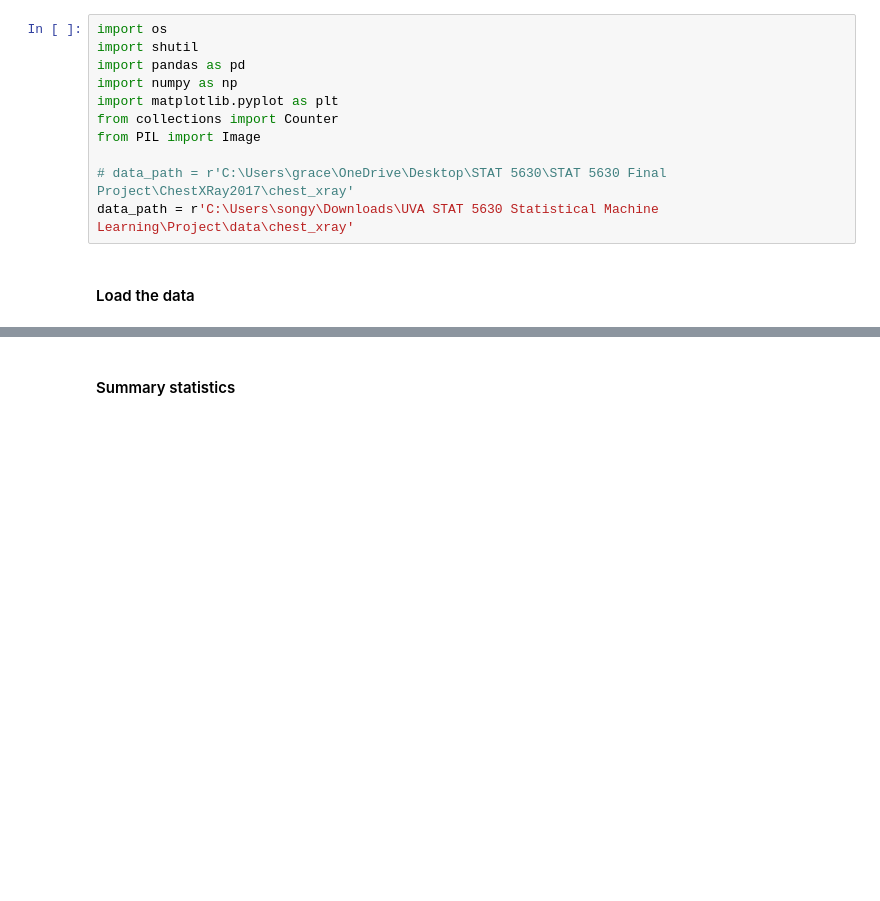
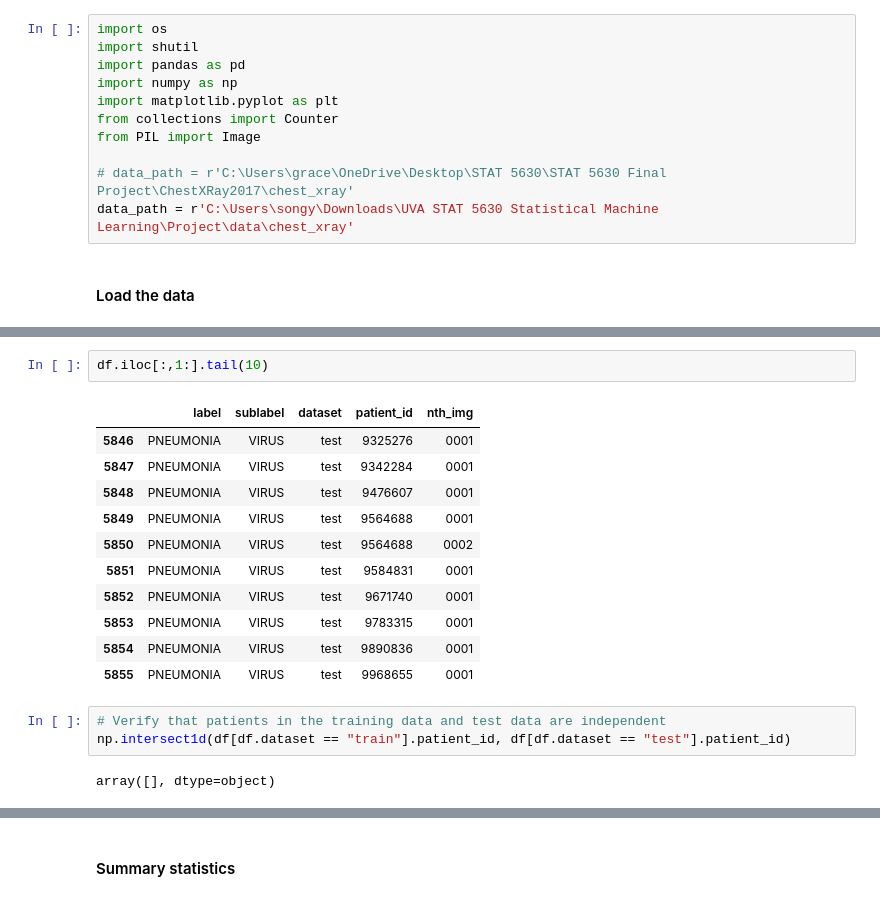
Before and after one commit to yifeng-song-uva/Classification_of_Chest_X-Ray_Images_Using_Deep_Learning, a Jupyter notebook: Initial_Data_Exploration.ipynb, the cells around one changed output, grey strips where cells are left out. Cells and saved outputs as stored; diff of their text form; blank space fills up the shorter version.

```diff
--- a/Initial_Data_Exploration.ipynb
+++ b/Initial_Data_Exploration.ipynb
@@ -28,0 +47,19 @@ df.sublabel = pd.Categorical(df.sublabel, categories=sublabel_categories, ordere
+# %%
+df.iloc[:,1:].tail(10)
+# %% [output]
+|  | label | sublabel | dataset | patient_id | nth_img |
+| 5846 | PNEUMONIA | VIRUS | test | 9325276 | 0001 |
+| 5847 | PNEUMONIA | VIRUS | test | 9342284 | 0001 |
+| 5848 | PNEUMONIA | VIRUS | test | 9476607 | 0001 |
+| 5849 | PNEUMONIA | VIRUS | test | 9564688 | 0001 |
+| 5850 | PNEUMONIA | VIRUS | test | 9564688 | 0002 |
+| 5851 | PNEUMONIA | VIRUS | test | 9584831 | 0001 |
+| 5852 | PNEUMONIA | VIRUS | test | 9671740 | 0001 |
+| 5853 | PNEUMONIA | VIRUS | test | 9783315 | 0001 |
+| 5854 | PNEUMONIA | VIRUS | test | 9890836 | 0001 |
+| 5855 | PNEUMONIA | VIRUS | test | 9968655 | 0001 |
+# %%
+# Verify that patients in the training data and test data are independent
+np.intersect1d(df[df.dataset == "train"].patient_id, df[df.dataset == "test"].patient_id)
+# %% [output]
+array([], dtype=object)
```
Also changed, not shown: parts of 5 cells of this notebook.
